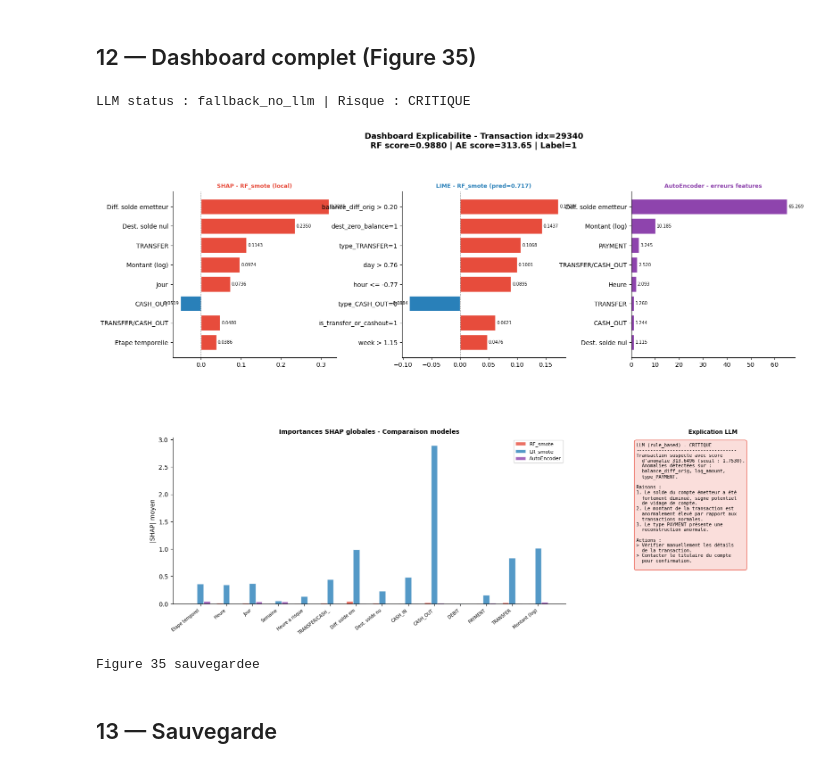
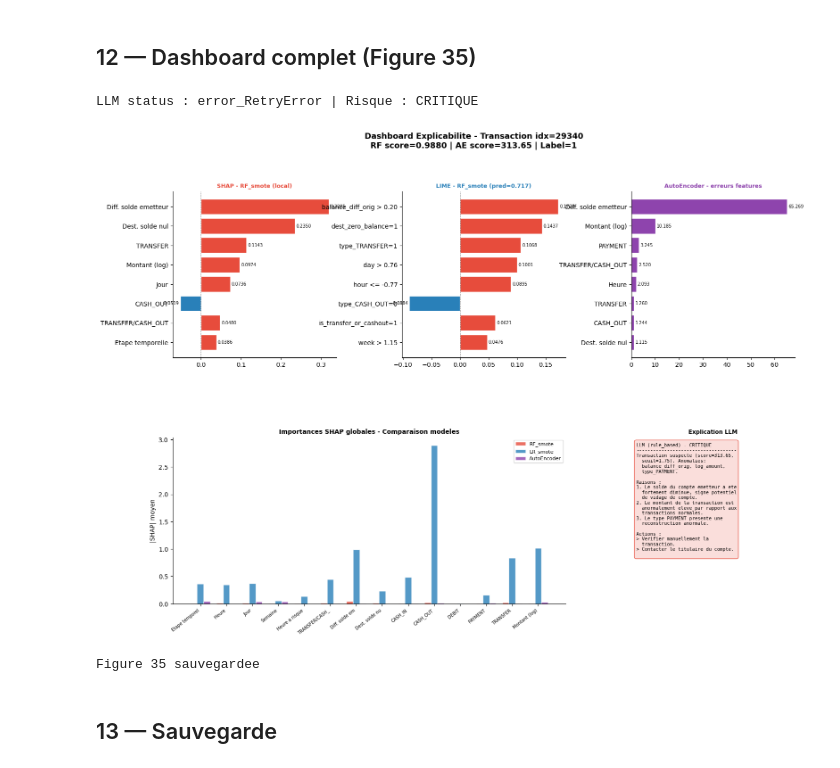
Before and after one commit to yousra0/Intelligent-Anomaly-Detection, a Jupyter notebook: notebooks/06_shap_lime.ipynb, the cells around one changed output. Drawn from its saved outputs; the diff is of its cells as text; code cells hidden in the pictures.

```diff
--- a/notebooks/06_shap_lime.ipynb
+++ b/notebooks/06_shap_lime.ipynb
@@ -708,8 +708,13 @@ with torch.no_grad():
 feat_errs = np.abs(tx - tx_rec)
 
 # LLM fallback (rule-based si Ollama absent)
-from src.ollama_integration.ollama_helper import OllamaHelper
-helper = OllamaHelper(model='mistral', timeout=90, feature_names=FEATURE_COLS)
+from src.llm_integration.llm_helper import LLMHelper
+helper = LLMHelper(
+    provider='groq',
+    timeout=90,
+    feature_names=FEATURE_COLS,
+    config_path=str(project_root / 'config' / 'llm_config.yaml'),
+)
 
 tx_dict = dict(zip(FEATURE_COLS, tx.tolist()))
 parsed  = helper.explain_fraud(
@@ -767,35 +772,35 @@ for mi, (mname, (_, col, mabs)) in enumerate(shap_dict.items()):
 ax4.set_xticks(x + w)
 ax4.set_xticklabels([FEAT_LABELS.get(f,f)[:14] for f in FEATURE_COLS], rotation=38, ha='right', fontsize=7)
 ax4.set_title('Importances SHAP globales - Comparaison modeles', fontweight='bold', fontsize=10)
 ax4.set_ylabel('|SHAP| moyen')
 ax4.legend(fontsize=8)
 ax4.spines[['top','right']].set_visible(False)
 
 # Panel 5 : Explication LLM
 ax5 = fig.add_subplot(gs[1,2])
 ax5.axis('off')
 risk    = parsed.get('risk_level','?')
 resume  = parsed.get('resume','')
 raisons = parsed.get('raisons',[])
 actions = parsed.get('actions_recommandees',[])
 bg_col  = {'CRITIQUE':'#FADBD8','ELEVE':'#FDEBD0','MODERE':'#FEF9E7'}.get(risk,'#EBF5FB')
 def w(t,n=38): return '\n  '.join(textwrap.wrap(str(t),n))
 txt  = f'LLM ({parsed.get("model","?")}) - {risk}\n'
 txt += '-'*36+'\n'
 txt += w(resume)+'\n\nRaisons :\n'
 for i,r in enumerate(raisons[:3],1): txt += f'{i}. {w(r,34)}\n'
 txt += '\nActions :\n'
 for a in actions[:2]: txt += f'> {w(a,34)}\n'
 ax5.text(0.03, 0.97, txt, transform=ax5.transAxes, fontsize=7.5, va='top', fontfamily='monospace',
          bbox=dict(boxstyle='round,pad=0.4', facecolor=bg_col, alpha=0.9, edgecolor=POS if risk=='CRITIQUE' else '#AAA'))
 ax5.set_title('Explication LLM', fontweight='bold', fontsize=9)
 
 plt.savefig(FIGURES_DIR / '35_explainability_dashboard.png', dpi=150, bbox_inches='tight')
 plt.show()
 print('Figure 35 sauvegardee')
 # %% [output]
-LLM status : fallback_no_llm | Risque : CRITIQUE
+LLM status : error_RetryError | Risque : CRITIQUE
-[figure, old version]
+[figure, new version]
 Figure 35 sauvegardee
 # %% [markdown]
 ## 13 — Sauvegarde
```
Also changed, not shown: parts of 5 cells of this notebook, 16 other files.
